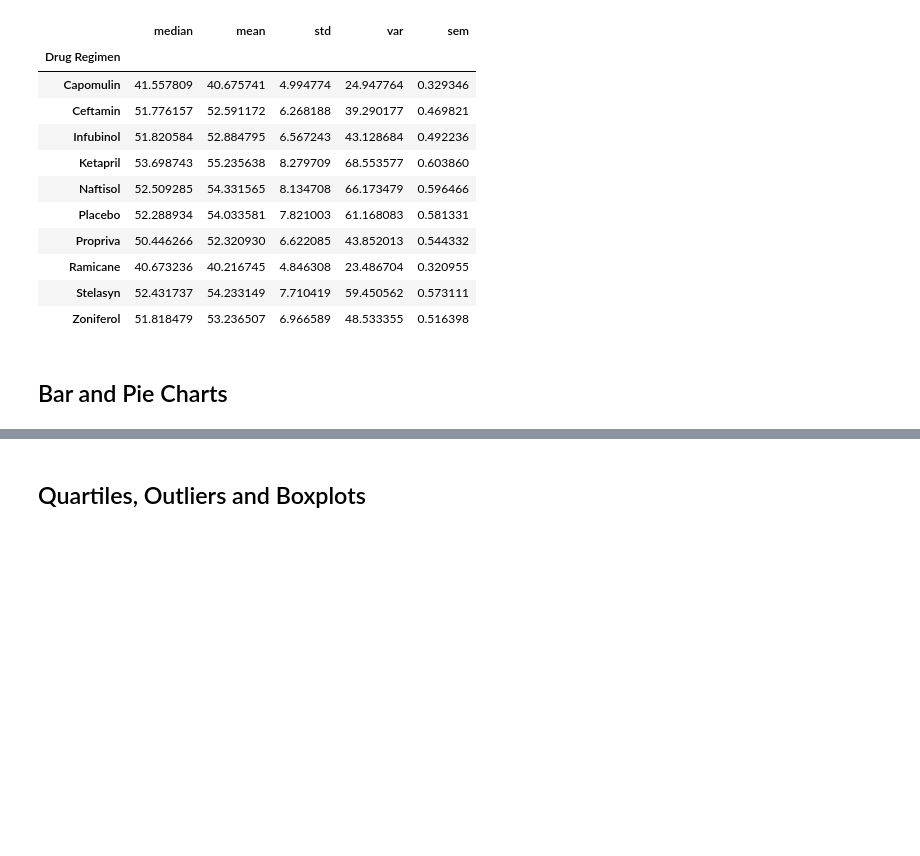
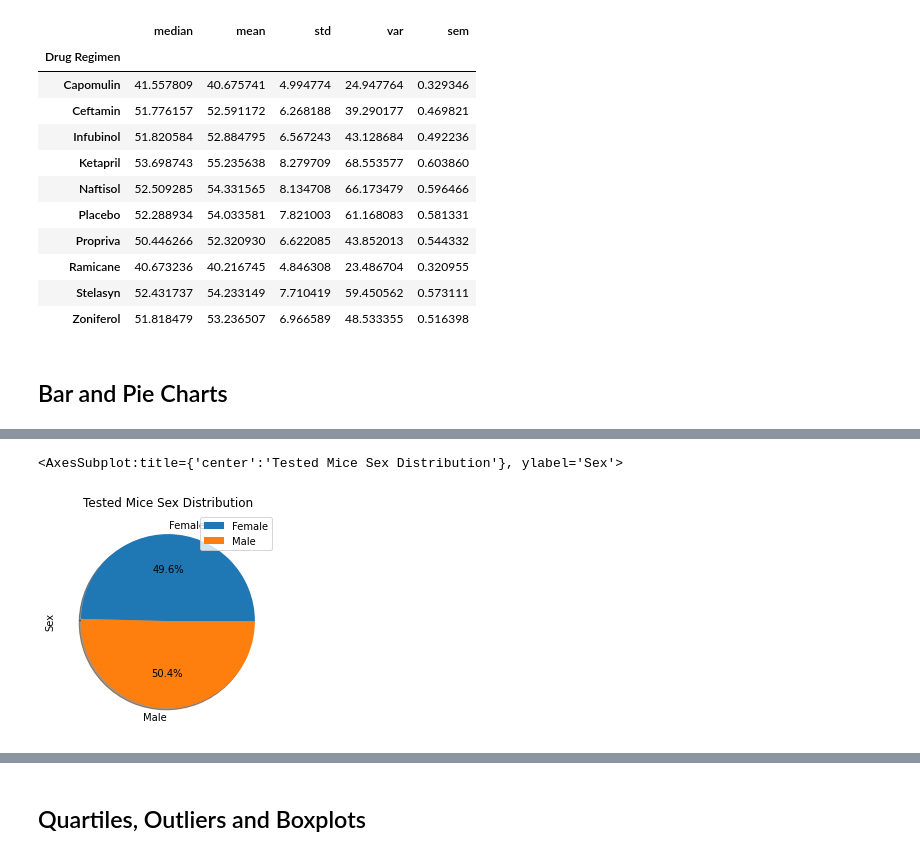
Before and after one commit to PielordZZ/Pharmacutical-MatplotLib, a Jupyter notebook: pymaceuticals_Visualization.ipynb, the cells around one changed output, grey strips where cells are left out. Drawn from its saved outputs; the diff is of its cells as text; code cells hidden in the pictures; blank space fills up the shorter version.

Commit message:
analysis complete through single mouse tumor size

```diff
--- a/pymaceuticals_Visualization.ipynb
+++ b/pymaceuticals_Visualization.ipynb
@@ -151,4 +177,9 @@ drugData2
 # %%
 # Generate a pie plot showing the distribution of female versus male mice using Pandas
+mice_sex= clean_mice.reset_index().drop_duplicates(subset='Mouse ID').groupby(['Sex']).count()
+pd.DataFrame(mice_sex).plot.pie(y='Mouse ID', title='Tested Mice Sex Distribution', ylabel='Sex', autopct='%.1f%%',shadow=True)
+# %% [output]
+<AxesSubplot:title={'center':'Tested Mice Sex Distribution'}, ylabel='Sex'>
+[figure, added]
 # %%
 # Generate a pie plot showing the distribution of female versus male mice using pyplot
```
Also changed, not shown: parts of 9 cells of this notebook.
